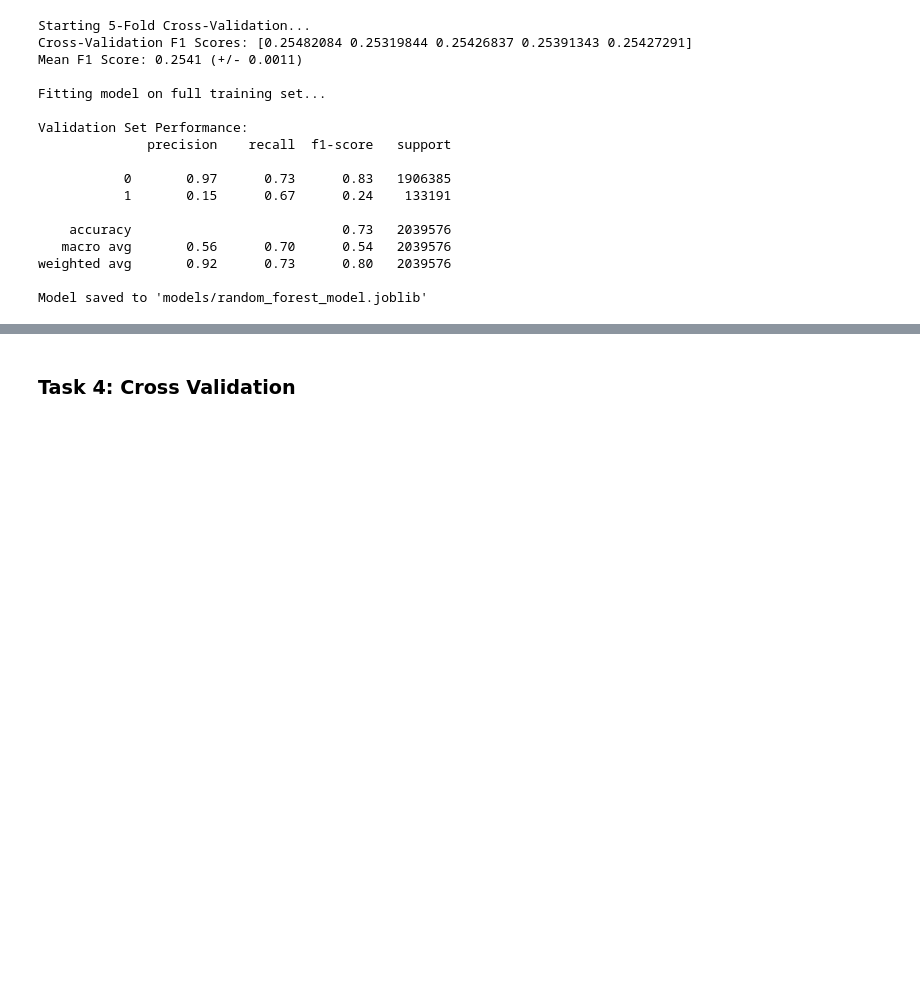
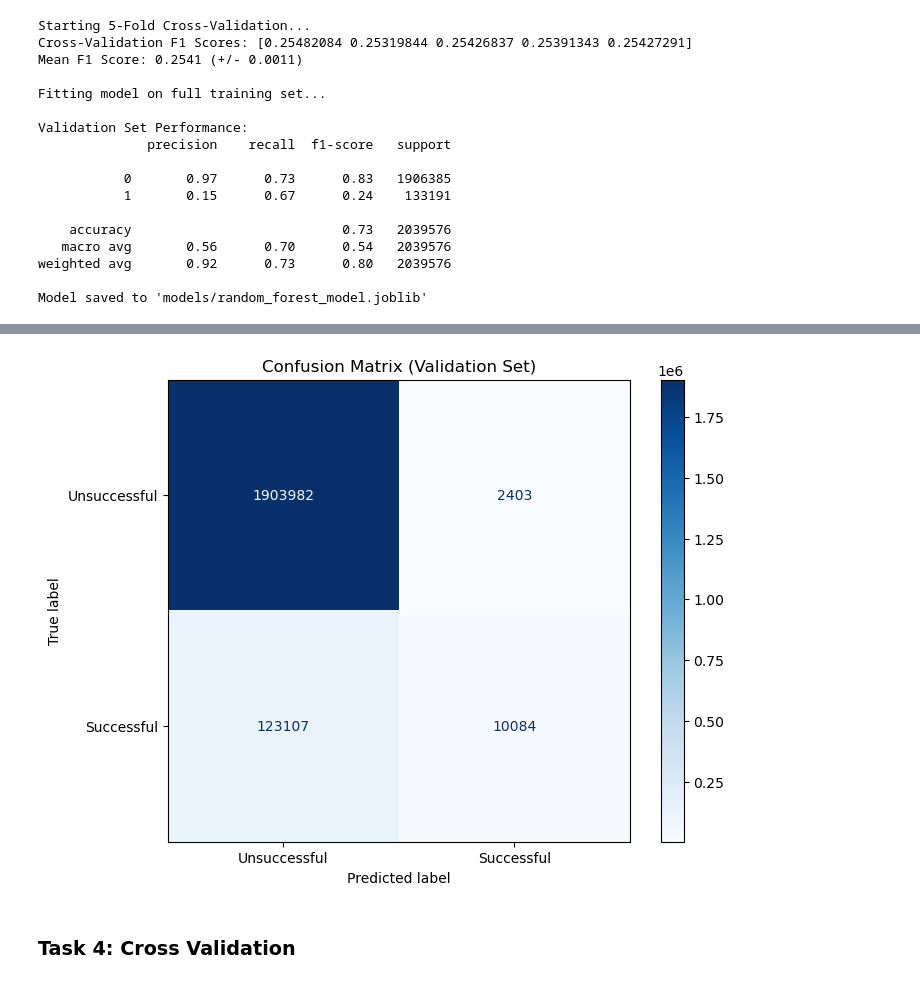
Before and after one commit to yubenjamin2022/UCLAStatsM148, a Jupyter notebook: assignment3.ipynb, the cells around one changed output, grey strips where cells are left out. Drawn from its saved outputs; the diff is of its cells as text; code cells hidden in the pictures; blank space fills up the shorter version.

```diff
--- a/assignment3.ipynb
+++ b/assignment3.ipynb
@@ -339,6 +339,9 @@ for milestone in range(1, 6):
 # %%
 train_df.to_parquet('data/training_data_features.parquet', index=False)
 val_df.to_parquet('data/validation_data_features.parquet', index=False)
+# %%
+train_df = pd.read_parquet('data/training_data_features.parquet')
+val_df = pd.read_parquet('data/validation_data_features.parquet')
 # %%
 X_train = train_df.drop(columns=['id', 'events', 'event_names', 'timestamps', 'outcome', 'start_timestamp', 'end_timestamp', 'current_datetime'])
 y_train = (train_df["outcome"] == 'successful').astype('int')
@@ -405,0 +437,12 @@ Model saved to 'models/random_forest_model.joblib'
+# %%
+print("\nFitting model on full training set...")
+rf_model.fit(X_train, y_train)
+
+# Evaluate on the hold-out validation set (X_val) to confirm generalization
+val_preds = rf_model.predict(X_val)
+print("\nValidation Set Performance:")
+print(classification_report(y_val, val_preds))
+
+# Save the model
+joblib.dump(rf_model, 'models/random_forest_model_final.joblib')
+print("Model saved to 'models/random_forest_model_final.joblib'")
@@ -406,3 +463,22 @@ Model saved to 'models/random_forest_model.joblib'
+# %%
+from sklearn.metrics import confusion_matrix, ConfusionMatrixDisplay
+import matplotlib.pyplot as plt
+
+# Compute the confusion matrix
+cm = confusion_matrix(y_val, val_preds)
+
+# Create the display
+# display_labels maps 0 -> Unsuccessful, 1 -> Successful based on your earlier mapping
+disp = ConfusionMatrixDisplay(confusion_matrix=cm, display_labels=['Unsuccessful', 'Successful'])
+
+# Plot with a blue colormap for readability
+plt.figure(figsize=(8, 6))
+disp.plot(cmap=plt.cm.Blues, values_format='d', ax=plt.gca())
+plt.title("Confusion Matrix (Validation Set)")
+plt.grid(False) # Turn off grid lines for cleaner text
+plt.show()
+# %% [output]
+[figure, added]
 # %% [markdown]
 ### Task 4: Cross Validation
 # %% [markdown]
```
Also changed, not shown: parts of 2 cells of this notebook, 1 other file.
